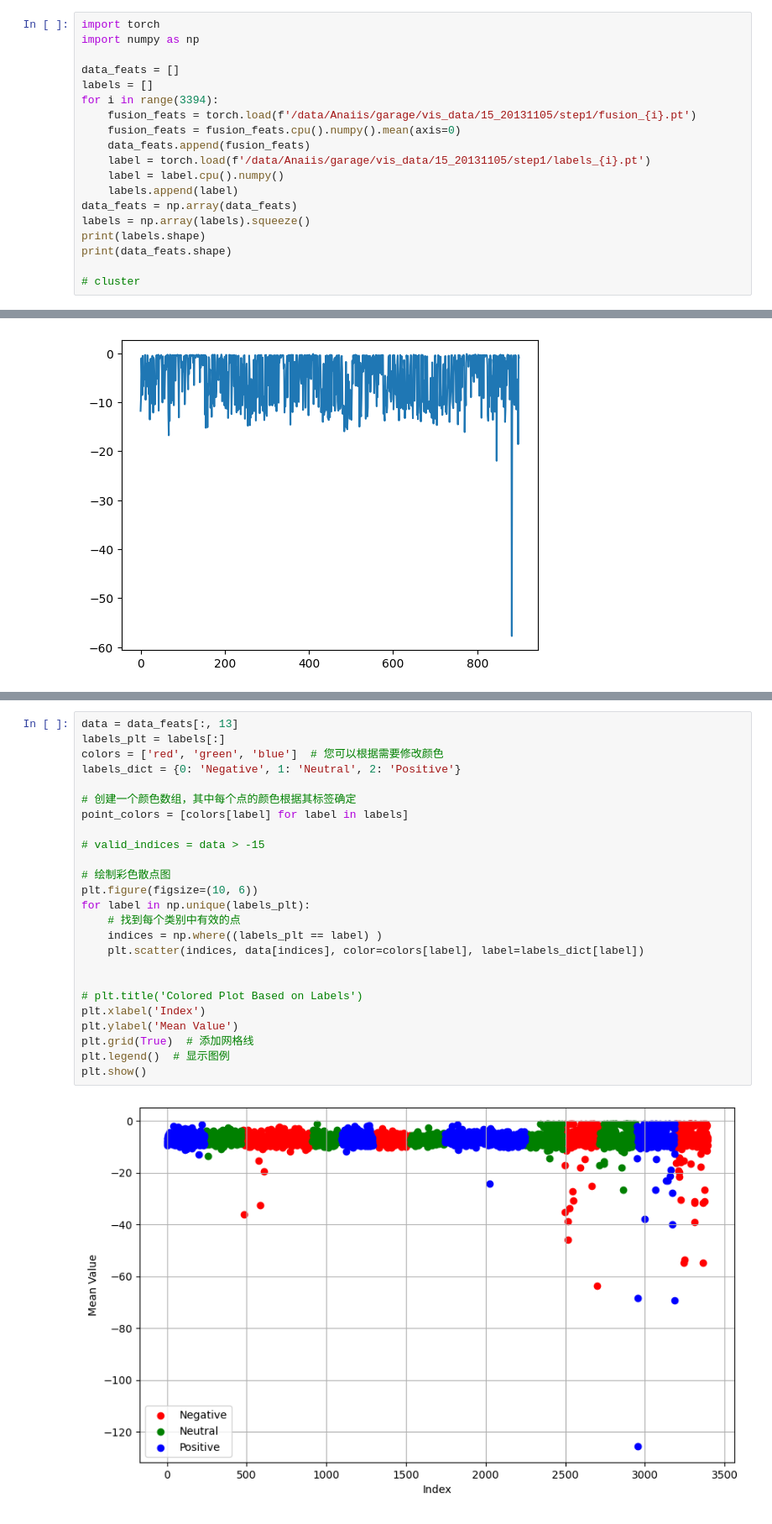
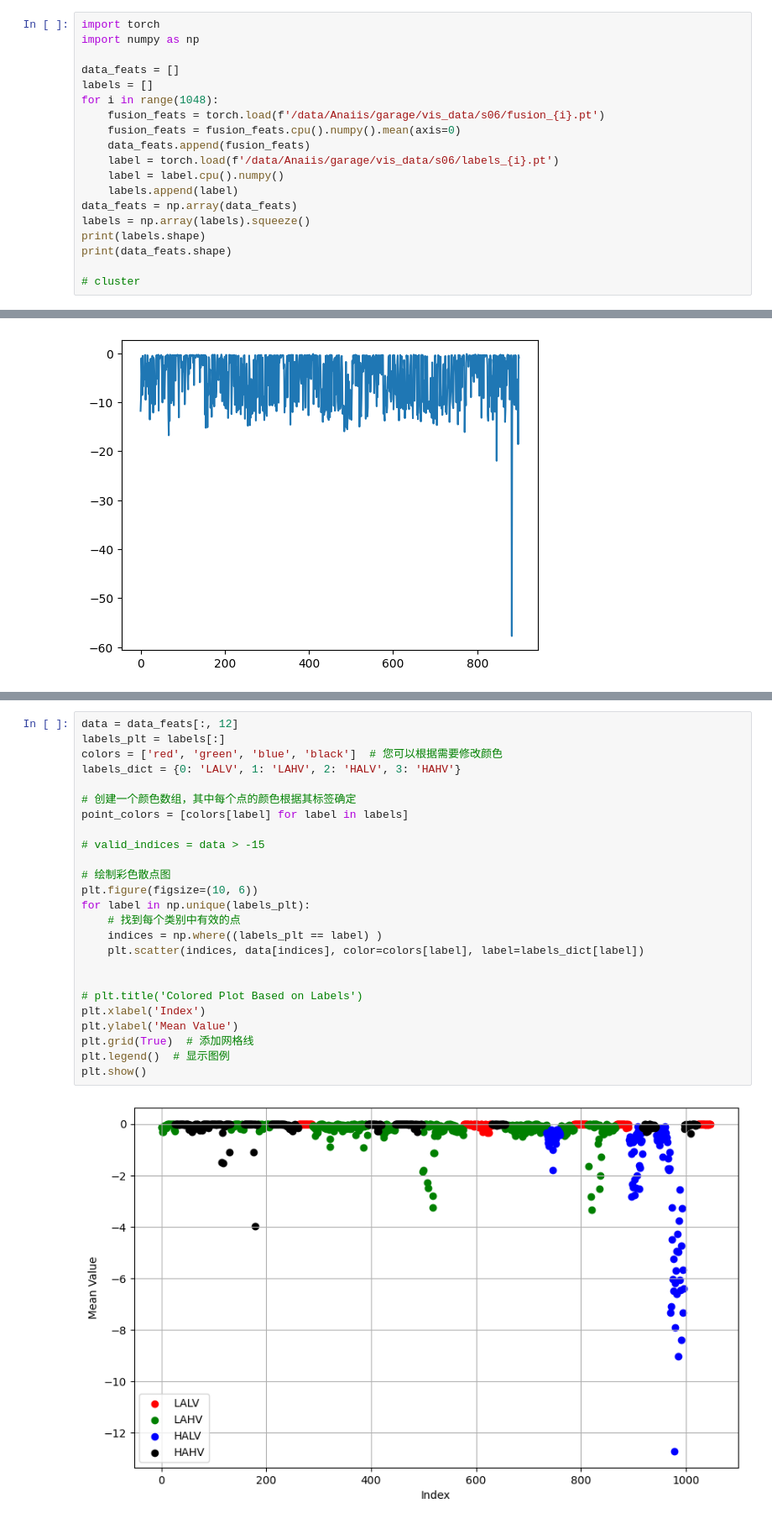
Before and after one commit to Anais-Y/restart, a Jupyter notebook: visualisation/6_cluster.ipynb, the cells around one changed output, grey strips where cells are left out. Shown at 84% size. Cells and saved outputs as stored; diff of their text form.

```diff
--- a/visualisation/6_cluster.ipynb
+++ b/visualisation/6_cluster.ipynb
@@ -92,11 +92,11 @@ import numpy as np
 
 data_feats = []
 labels = []
-for i in range(3394):
-    fusion_feats = torch.load(f'/data/Anaiis/garage/vis_data/15_20131105/step1/fusion_{i}.pt')
+for i in range(1048):
+    fusion_feats = torch.load(f'/data/Anaiis/garage/vis_data/s06/fusion_{i}.pt')
     fusion_feats = fusion_feats.cpu().numpy().mean(axis=0)
     data_feats.append(fusion_feats)
-    label = torch.load(f'/data/Anaiis/garage/vis_data/15_20131105/step1/labels_{i}.pt')
+    label = torch.load(f'/data/Anaiis/garage/vis_data/s06/labels_{i}.pt')
     label = label.cpu().numpy()
     labels.append(label)
 data_feats = np.array(data_feats)
@@ -138,27 +161,27 @@ plt.show()
 # %%
-data = data_feats[:, 13]
+data = data_feats[:, 12]
 labels_plt = labels[:]
-colors = ['red', 'green', 'blue']  # 您可以根据需要修改颜色
-labels_dict = {0: 'Negative', 1: 'Neutral', 2: 'Positive'}
+colors = ['red', 'green', 'blue', 'black']  # 您可以根据需要修改颜色
+labels_dict = {0: 'LALV', 1: 'LAHV', 2: 'HALV', 3: 'HAHV'}
 
 # 创建一个颜色数组，其中每个点的颜色根据其标签确定
 point_colors = [colors[label] for label in labels]
 
 # valid_indices = data > -15
 
 # 绘制彩色散点图
 plt.figure(figsize=(10, 6))
 for label in np.unique(labels_plt):
     # 找到每个类别中有效的点
     indices = np.where((labels_plt == label) )
     plt.scatter(indices, data[indices], color=colors[label], label=labels_dict[label])
 
 
 # plt.title('Colored Plot Based on Labels')
 plt.xlabel('Index')
 plt.ylabel('Mean Value')
 plt.grid(True)  # 添加网格线
 plt.legend()  # 显示图例
 plt.show()
 # %% [output]
-[figure, old version]
+[figure, new version]
```
Also changed, not shown: parts of 5 cells of this notebook, 16 other files.
